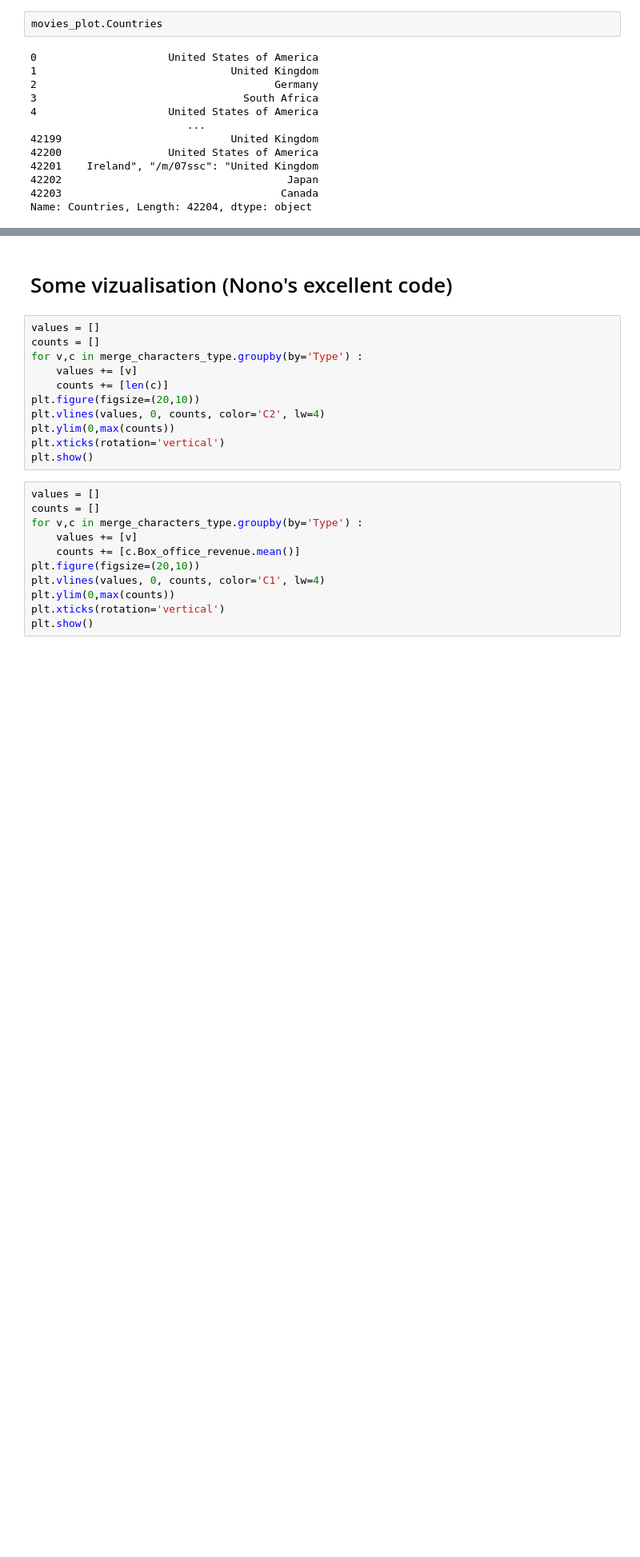
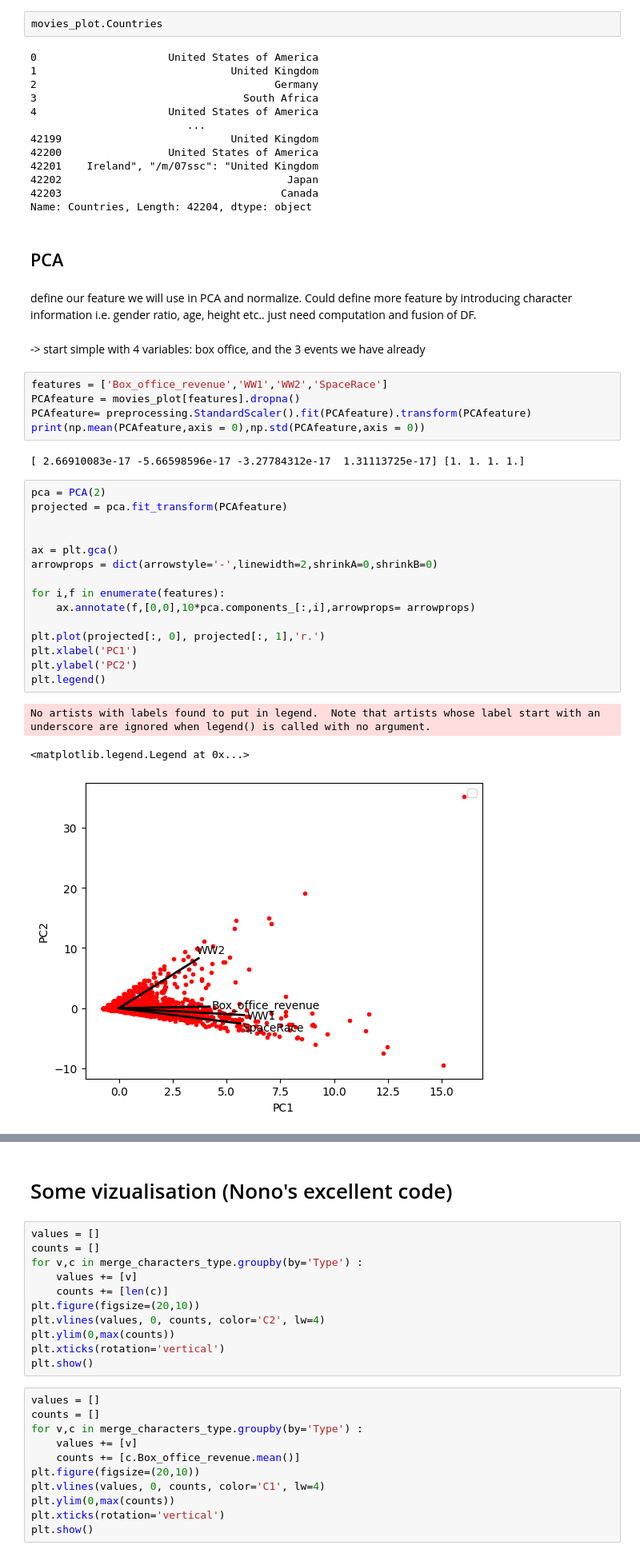
Before and after one commit to epfl-ada/ada-2022-project-thegonios, a Jupyter notebook: Data_processing.ipynb, the cells around one changed output, grey strips where cells are left out. Shown at 80% size. Drawn from its saved outputs; the diff is of its cells as text; blank space fills up the shorter version.

```diff
--- a/Data_processing.ipynb
+++ b/Data_processing.ipynb
@@ -444,3 +472,35 @@ movies_plot.Countries
 42202                                    Japan
 42203                                   Canada
 Name: Countries, Length: 42204, dtype: object
+# %% [markdown]
+## PCA
+# %% [markdown]
+define our feature we will use in PCA and normalize. Could define more feature by introducing character information i.e. gender ratio, age, height etc.. just need computation and fusion of DF.
+# %% [markdown]
+-> start simple with 4 variables: box office, and the 3 events we have already
+# %%
+features = ['Box_office_revenue','WW1','WW2','SpaceRace']
+PCAfeature = movies_plot[features].dropna()
+PCAfeature= preprocessing.StandardScaler().fit(PCAfeature).transform(PCAfeature)
+print(np.mean(PCAfeature,axis = 0),np.std(PCAfeature,axis = 0))
+# %% [output]
+[ 2.66910083e-17 -5.66598596e-17 -3.27784312e-17  1.31113725e-17] [1. 1. 1. 1.]
+# %%
+pca = PCA(2)
+projected = pca.fit_transform(PCAfeature)
+
+
+ax = plt.gca()
+arrowprops = dict(arrowstyle='-',linewidth=2,shrinkA=0,shrinkB=0)
+
+for i,f in enumerate(features):
+    ax.annotate(f,[0,0],10*pca.components_[:,i],arrowprops= arrowprops)
+
+plt.plot(projected[:, 0], projected[:, 1],'r.')
+plt.xlabel('PC1')
+plt.ylabel('PC2')
+plt.legend()
+# %% [output]
+No artists with labels found to put in legend.  Note that artists whose label start with an underscore are ignored when legend() is called with no argument.
+<matplotlib.legend.Legend at 0x...>
+[figure, added]
```
Also changed, not shown: parts of 37 cells of this notebook.
